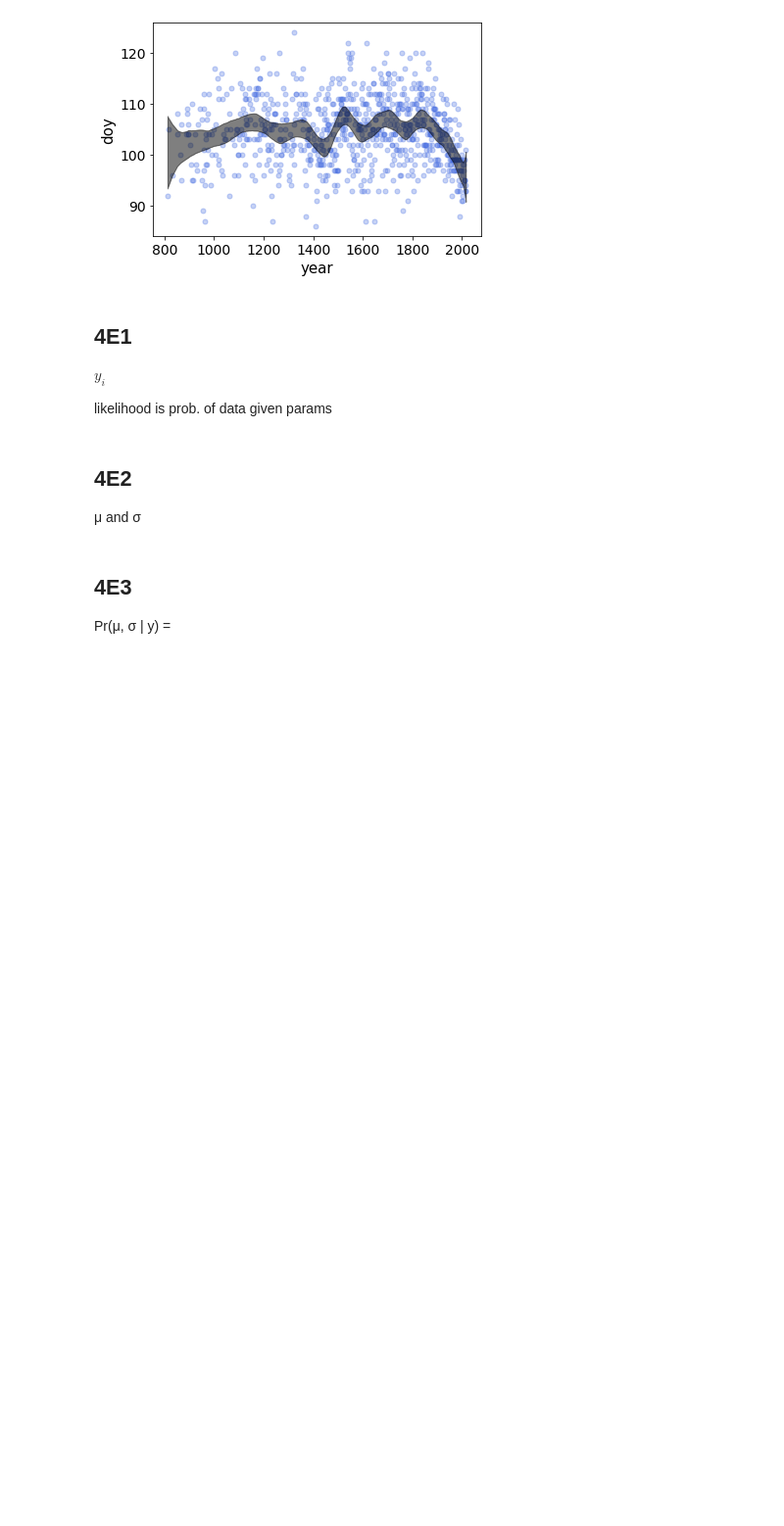
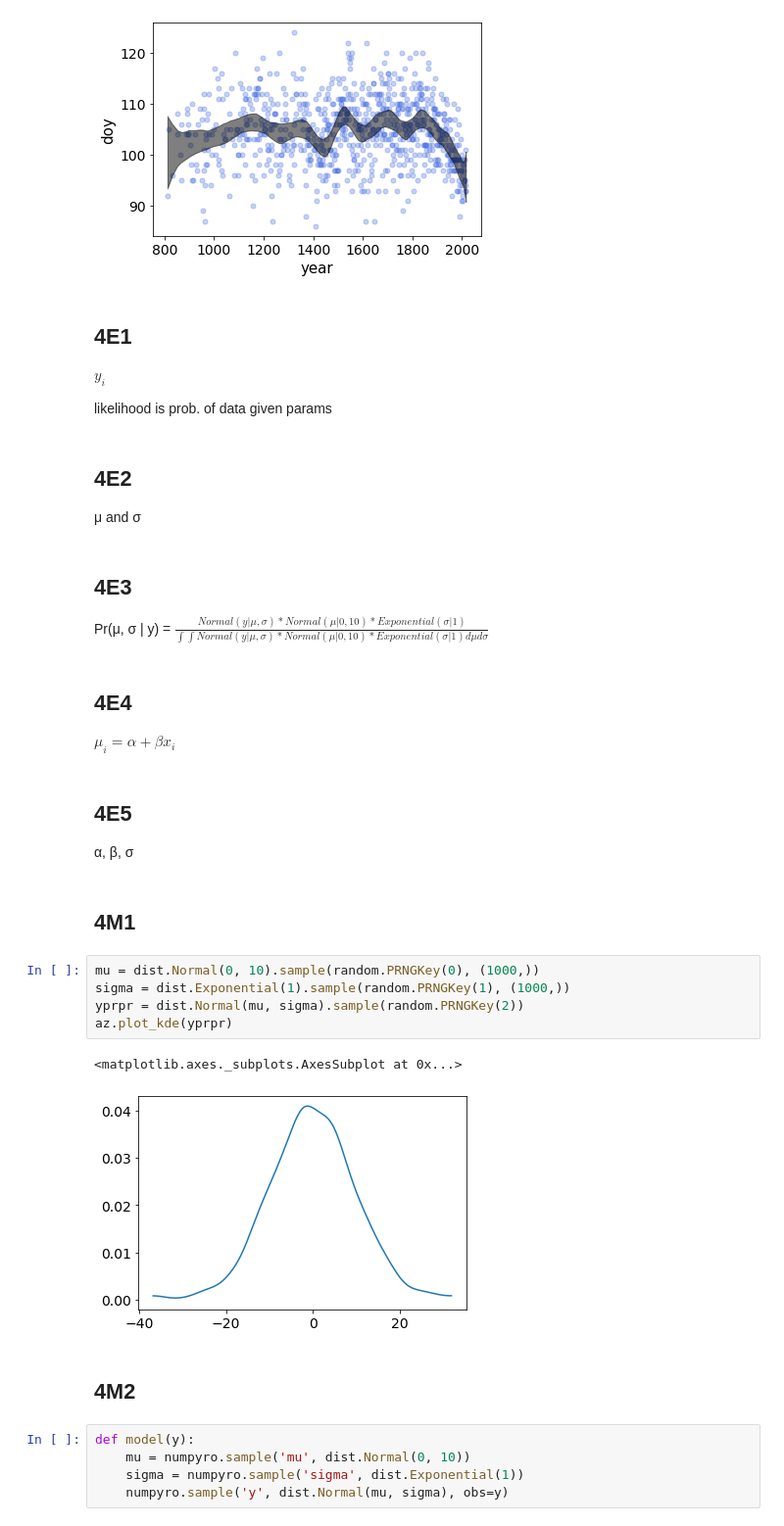
Before and after one commit to 8wgf3b/books, a Jupyter notebook: stat_rethink/Chap4.ipynb, the cells around one changed output. Shown at 98% size. Cells and saved outputs as stored; diff of their text form; blank space fills up the shorter version.

```diff
--- a/stat_rethink/Chap4.ipynb
+++ b/stat_rethink/Chap4.ipynb
@@ -772,7 +770,30 @@ likelihood is prob. of data given params
 ## 4E2
 
 μ and σ
-# %% [markdown]
-## 4E3
-
-Pr(μ, σ | y) = $\frac{} {}$
+# %% [markdown]
+## 4E3
+
+Pr(μ, σ | y) = $\frac{Normal(y | μ, σ) * Normal(μ | 0, 10) * Exponential(σ | 1)} {∫∫Normal(y | μ, σ) * Normal(μ | 0, 10) * Exponential(σ | 1)dμdσ}$
+# %% [markdown]
+## 4E4
+$μ_i = α + βx_i$
+# %% [markdown]
+## 4E5
+α, β, σ
+# %% [markdown]
+## 4M1
+# %%
+mu = dist.Normal(0, 10).sample(random.PRNGKey(0), (1000,))
+sigma = dist.Exponential(1).sample(random.PRNGKey(1), (1000,))
+yprpr = dist.Normal(mu, sigma).sample(random.PRNGKey(2))
+az.plot_kde(yprpr)
+# %% [output]
+<matplotlib.axes._subplots.AxesSubplot at 0x...>
+[figure, added]
+# %% [markdown]
+## 4M2
+# %%
+def model(y):
+    mu = numpyro.sample('mu', dist.Normal(0, 10))
+    sigma = numpyro.sample('sigma', dist.Exponential(1))
+    numpyro.sample('y', dist.Normal(mu, sigma), obs=y)
```
Also changed, not shown: parts of 5 cells of this notebook.
